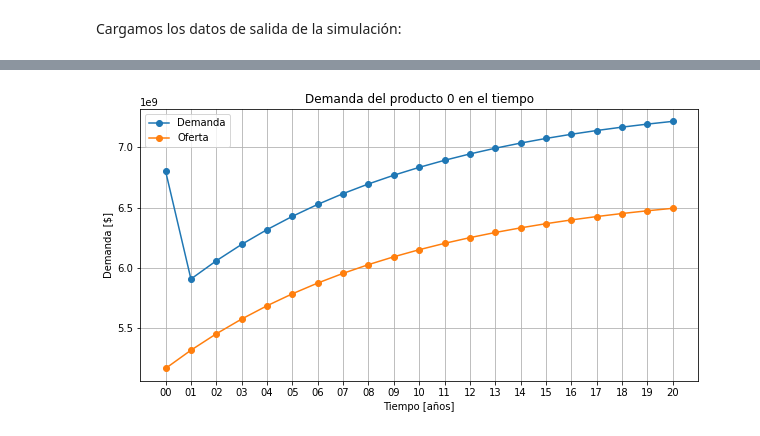
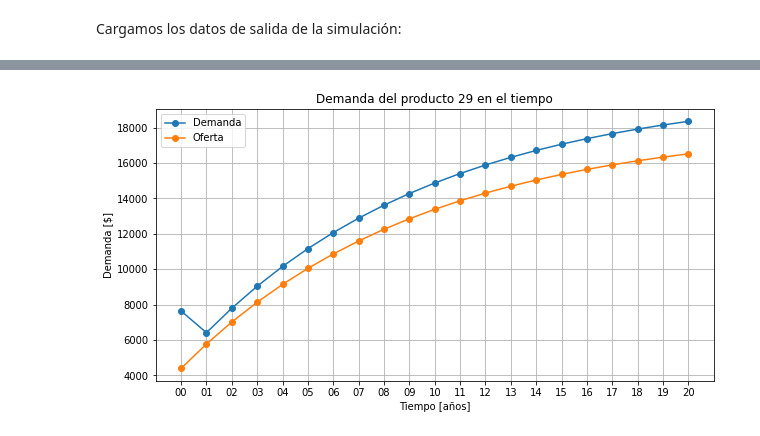
Before and after one commit to TobiasCarreira/sed-tp1, a Jupyter notebook: TP.ipynb, the cells around one changed output, grey strips where cells are left out. Cells and saved outputs as stored; diff of their text form; code cells hidden in the pictures.

```diff
--- a/TP.ipynb
+++ b/TP.ipynb
@@ -141,9 +161,9 @@ def plot_product_demand(product):
     plt.ylabel('Demanda [$]')
     plt.title(f'Demanda del producto {product} en el tiempo')
 # %%
-plot_product_demand(0)
+plot_product_demand(29)
 # %% [output]
-[figure, old version]
+[figure, new version]
 # %%
 def plot_country_export(country):
     df = supply_country(country)
```
Also changed, not shown: parts of 20 cells of this notebook, 7 other files.
